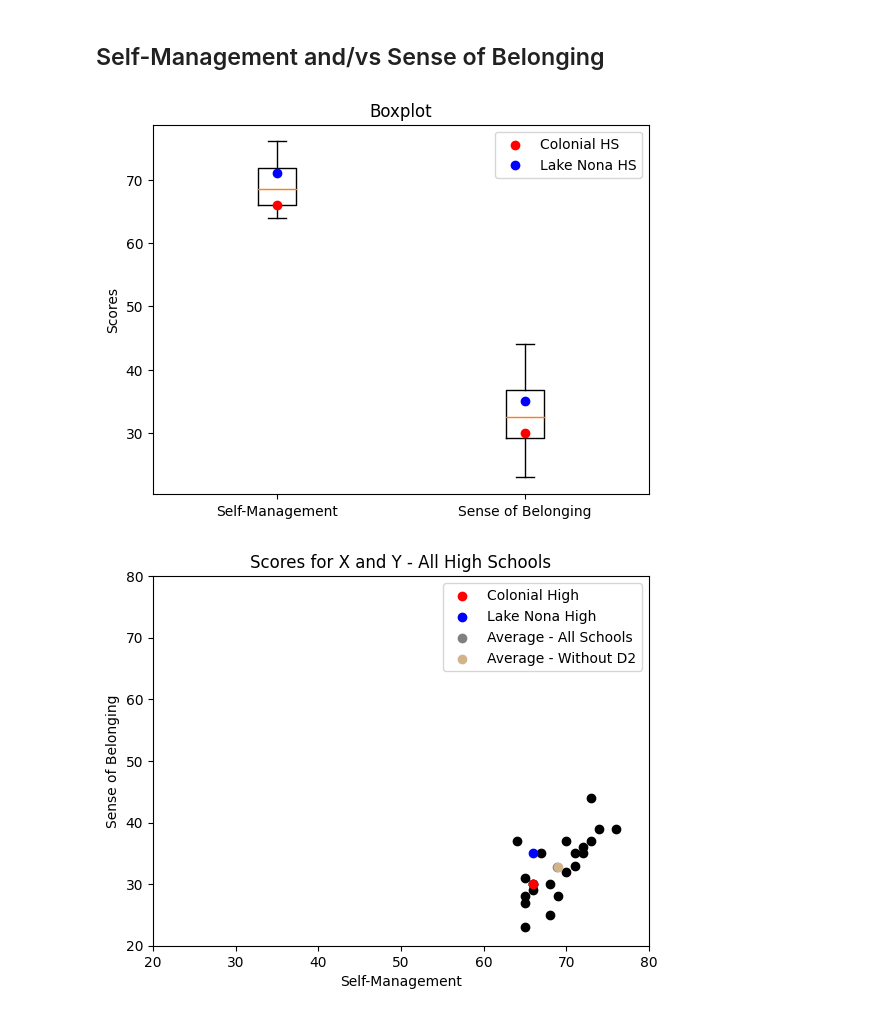
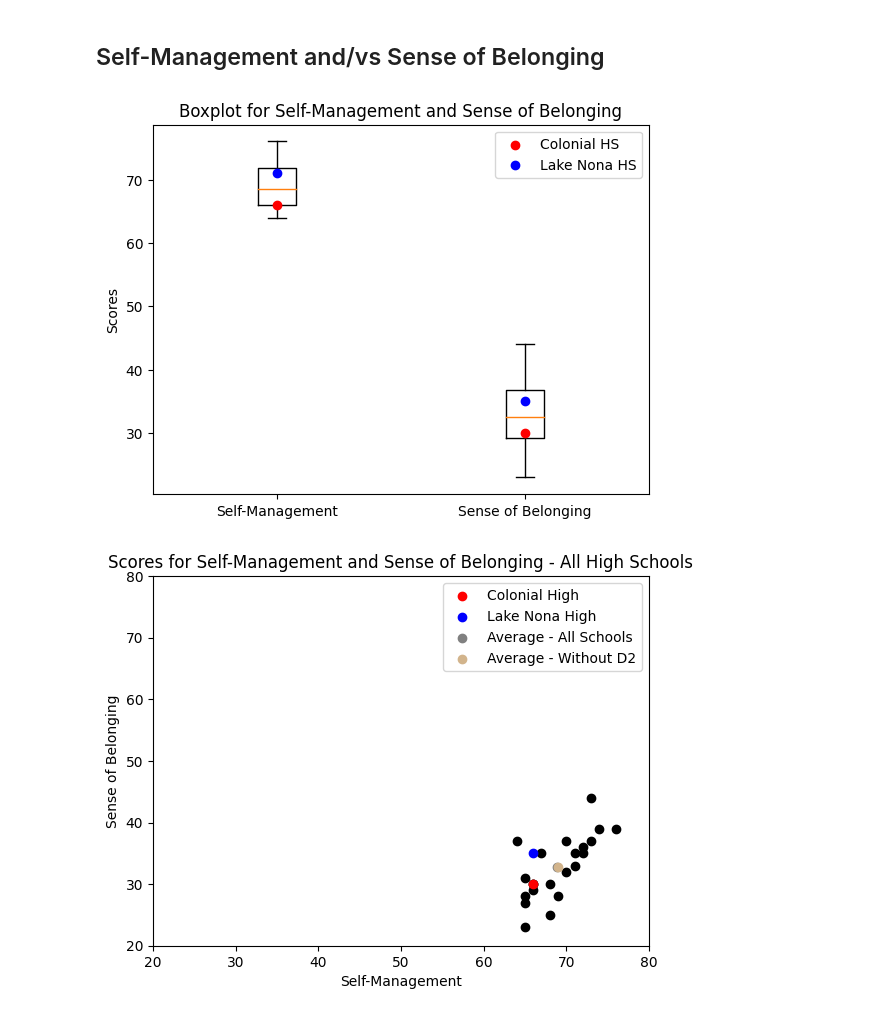
Before and after one commit to cruzdariel/ocps_2024survey, a Jupyter notebook: DataAnalysis.ipynb, the cells around one changed output. Saved outputs shown, nothing was run; the diff lists cells and outputs as text; code cells hidden in the pictures.

```diff
--- a/DataAnalysis.ipynb
+++ b/DataAnalysis.ipynb
@@ -296,7 +546,6 @@ The graphs and statistical regression above tell the following:
 # %% [markdown]
 ## Self-Management and/vs Sense of Belonging
 # %%
-# @title  { run: "auto", vertical-output: true }
 xinput = "Self-Management" # @param {type:"string"}
 yinput = "Sense of Belonging" # @param {type:"string"}
 averagex = "avg_selfmanagement" # @param {type:"string"}
@@ -307,7 +556,7 @@ plt.style.use('default')
 
 #Boxplot for Rigorous Expectations
 plt.boxplot([df[xinput].dropna(), df[yinput].dropna()], labels=[xinput, yinput], vert=True)
-plt.title('Boxplot')
+plt.title('Boxplot for ' + xinput + ' and ' + yinput)
 plt.scatter(1, colonial_hs[xinput], color='red', zorder=5, label="Colonial HS")
 plt.scatter(1, lake_nona_hs[xinput], color='blue', zorder=5, label="Lake Nona HS")
 plt.scatter(2, colonial_hs[yinput], color='red', zorder=5)
@@ -336,7 +585,7 @@ plt.scatter(hs[averagexnod2],
             hs[averageynod2],
             color='tan',
             label='Average - Without D2')
-plt.title('Scores for X and Y - All High Schools')
+plt.title('Scores for ' + xinput + ' and ' + yinput + ' - All High Schools')
 plt.xlabel(xinput)
 plt.ylabel(yinput)
 plt.xlim(20, 80)
@@ -371,33 +620,33 @@ top_points = df[(df[xinput] > 50) & (df[yinput] > 40)]
 offsets = [(-60, 10), (-10, 40)]  # Different offsets for each point
 for idx, (offset, row) in enumerate(zip(offsets, top_points.iterrows())):
     row = row[1]
     plt.scatter(row[xinput], row[yinput], color='black')
     plt.annotate(
         row['Name'],
         (row[xinput], row[yinput]),
         textcoords="offset points",
         xytext=offset,  # Adjust this to move the label to a desired position
         ha='center',
         arrowprops=dict(arrowstyle='->', connectionstyle='arc3,rad=0.5', color='black')
     )
-plt.title('Scores for X and Y - Top High Schools')
+plt.title('Scores for ' + xinput + ' and ' + yinput + ' - Top High Schools')
 plt.xlabel(xinput)
 plt.ylabel(yinput)
 plt.xlim(20, 80)
 plt.ylim(20, 80)
 plt.legend()
 plt.show()
 
 # OLS Regression between Rigorous Expectations and School Climate
 y = df[yinput]
 X = df[xinput]
 
 X = X.replace([np.inf, -np.inf], np.nan).dropna()
 y = y.loc[X.index]
 
 X = sm.add_constant(X)
 model = sm.OLS(y, X).fit()
 print(model.summary())
 # %% [output]
-[figure, old version]
+[figure, new version]
-[figure, old version]
+[figure, new version]
```
Also changed, not shown: parts of 8 cells of this notebook.
